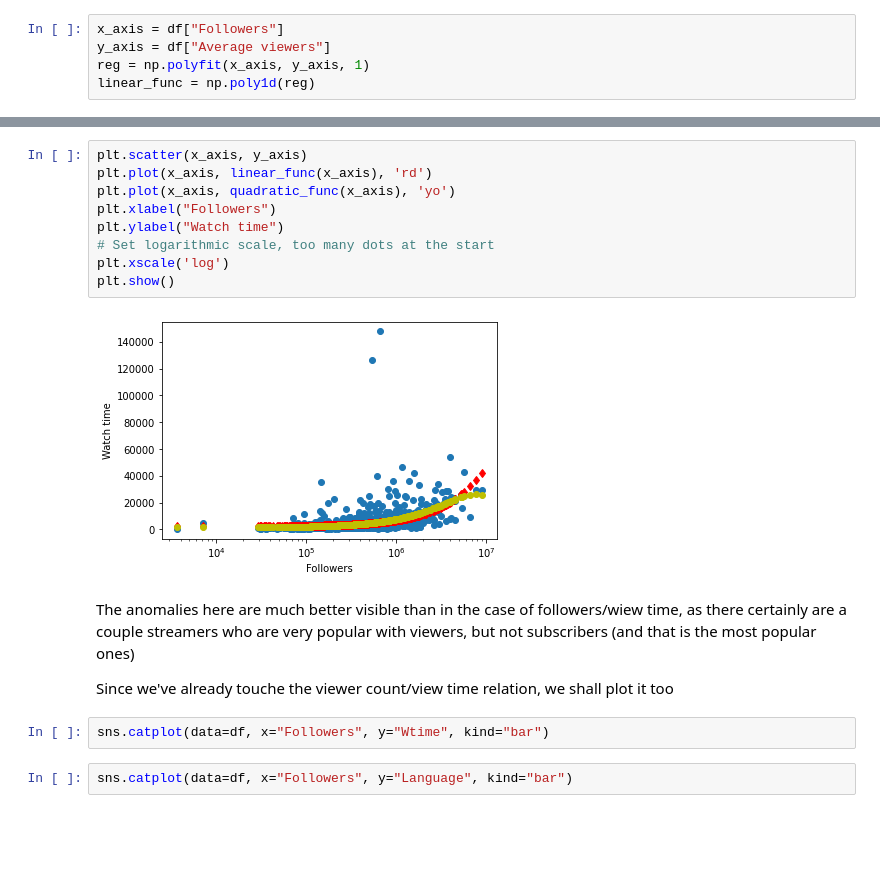
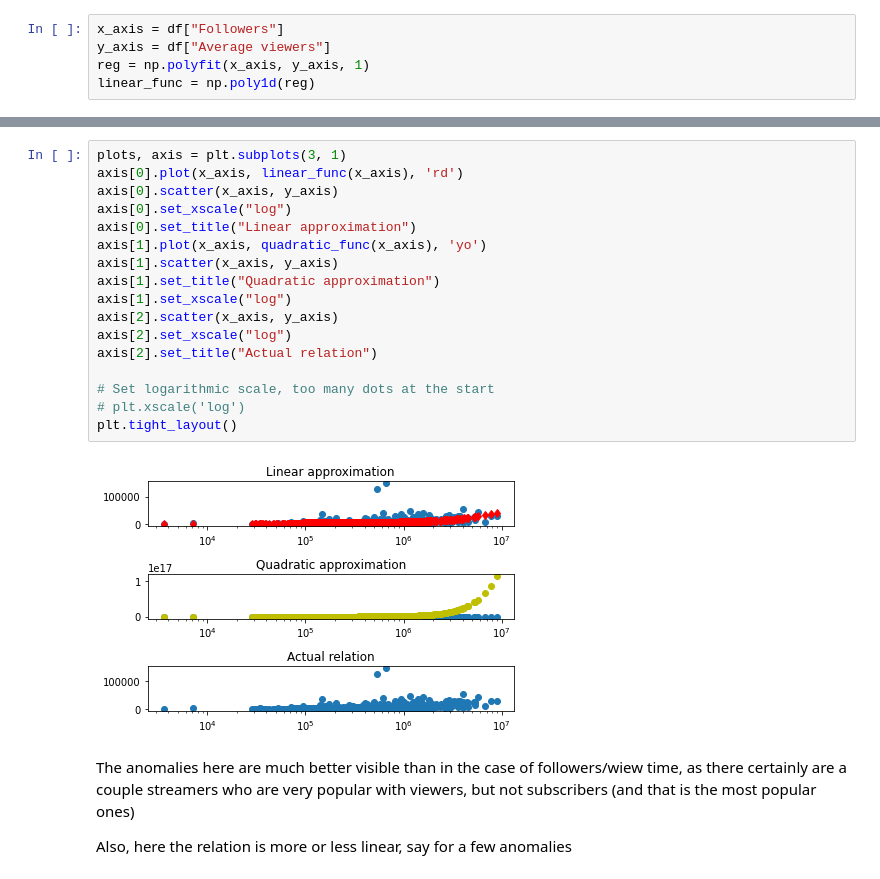
Before and after one commit to pmozil/EDA_team_21, a Jupyter notebook: notebook.ipynb, the cells around one changed output, grey strips where cells are left out. Saved outputs shown, nothing was run; the diff lists cells and outputs as text; blank space fills up the shorter version.

```diff
--- a/notebook.ipynb
+++ b/notebook.ipynb
@@ -69,19 +83,23 @@ def quadratic_func(x):
-# %%
-plt.scatter(x_axis, y_axis)
-plt.plot(x_axis, linear_func(x_axis), 'rd')
-plt.plot(x_axis, quadratic_func(x_axis), 'yo')
-plt.xlabel("Followers")
-plt.ylabel("Watch time")
-# Set logarithmic scale, too many dots at the start
-plt.xscale('log')
-plt.show()
-# %% [output]
-[figure, removed]
+# %%
+plots, axis = plt.subplots(3, 1)
+axis[0].plot(x_axis, linear_func(x_axis), 'rd')
+axis[0].scatter(x_axis, y_axis)
+axis[0].set_xscale("log")
+axis[0].set_title("Linear approximation")
+axis[1].plot(x_axis, quadratic_func(x_axis), 'yo')
+axis[1].scatter(x_axis, y_axis)
+axis[1].set_title("Quadratic approximation")
+axis[1].set_xscale("log")
+axis[2].scatter(x_axis, y_axis)
+axis[2].set_xscale("log")
+axis[2].set_title("Actual relation")
+
+# Set logarithmic scale, too many dots at the start
+# plt.xscale('log')
+plt.tight_layout()
+# %% [output]
+[figure, added]
 # %% [markdown]
 The anomalies here are much better visible than in the case of followers/wiew time, as there certainly are a couple streamers who are very popular with viewers, but not subscribers (and that is the most popular ones)
 
-Since we've already touche the viewer count/view time relation, we shall plot it too
+Also, here the relation is more or less linear, say for a few anomalies
-# %%
-sns.catplot(data=df, x="Followers", y="Wtime", kind="bar")
-# %%
-sns.catplot(data=df, x="Followers", y="Language", kind="bar")
```
Also changed, not shown: parts of 5 cells of this notebook.
